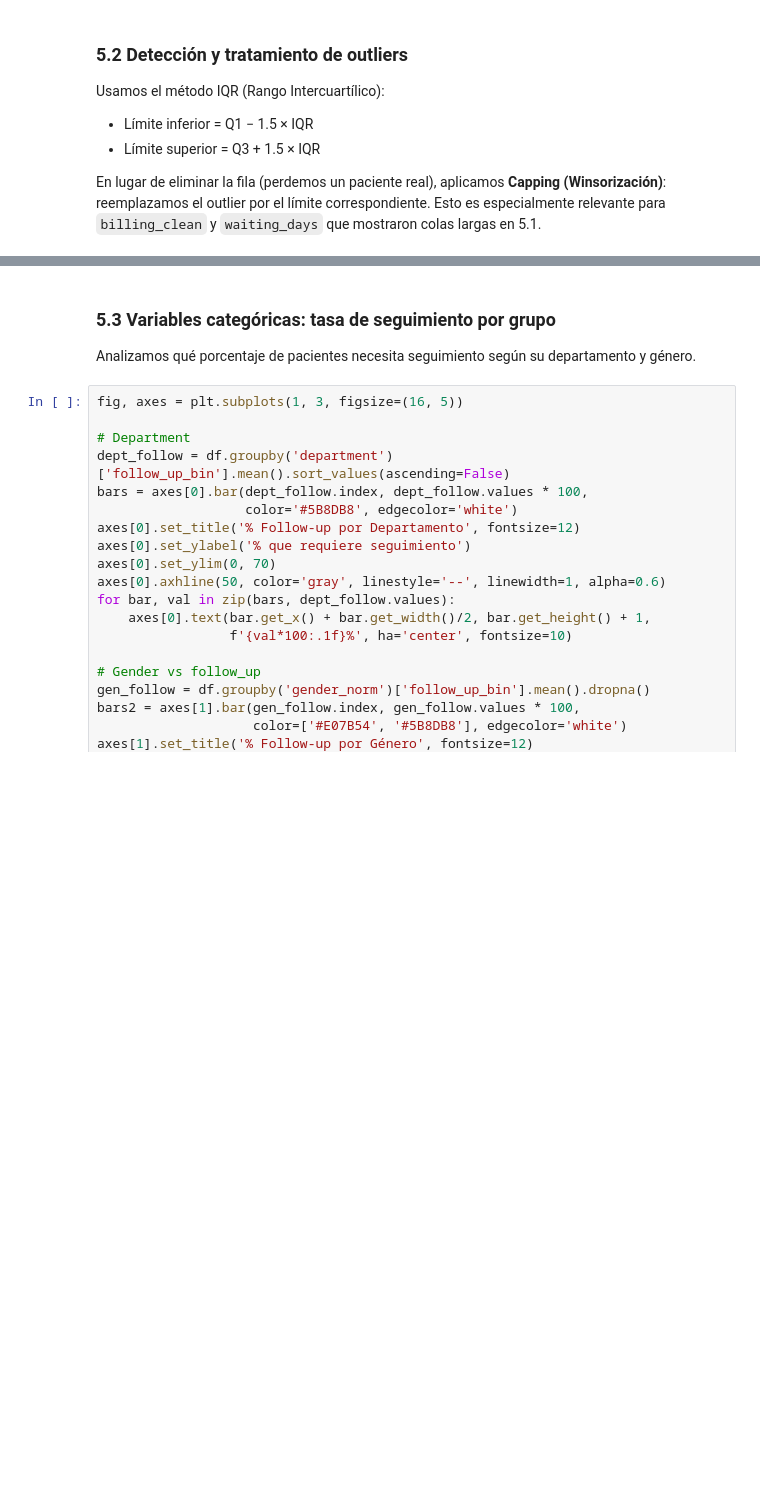
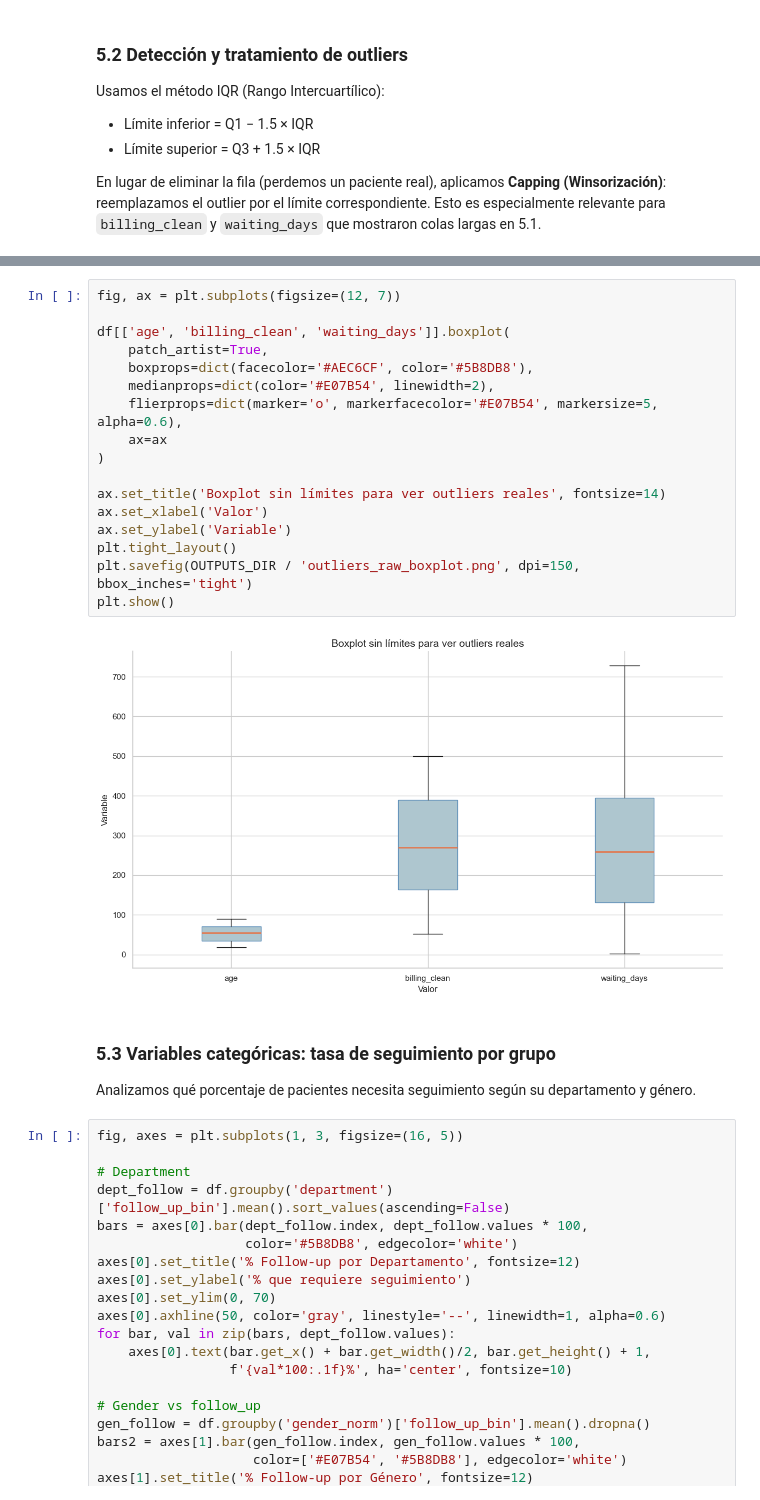
Before and after one commit to GiulianoLopresti/EDA-Messy-Clinic-Appointments, a Jupyter notebook: notebooks/01_EDA.ipynb, the cells around one changed output, grey strips where cells are left out. Cells and saved outputs as stored; diff of their text form; blank space fills up the shorter version.

```diff
--- a/notebooks/01_EDA.ipynb
+++ b/notebooks/01_EDA.ipynb
@@ -810,3 +764,22 @@ waiting_days: 0 outliers | Límites: [-266.0, 792.0]
+# %%
+fig, ax = plt.subplots(figsize=(12, 7))
+
+df[['age', 'billing_clean', 'waiting_days']].boxplot(
+    patch_artist=True,
+    boxprops=dict(facecolor='#AEC6CF', color='#5B8DB8'),
+    medianprops=dict(color='#E07B54', linewidth=2),
+    flierprops=dict(marker='o', markerfacecolor='#E07B54', markersize=5, alpha=0.6),
+    ax=ax
+)
+
+ax.set_title('Boxplot sin límites para ver outliers reales', fontsize=14)
+ax.set_xlabel('Valor')
+ax.set_ylabel('Variable')
+plt.tight_layout()
+plt.savefig(OUTPUTS_DIR / 'outliers_raw_boxplot.png', dpi=150, bbox_inches='tight')
+plt.show()
+# %% [output]
+[figure, added]
 # %% [markdown]
 ### 5.3 Variables categóricas: tasa de seguimiento por grupo
 
```
Also changed, not shown: parts of 7 cells of this notebook, 1 other file.
